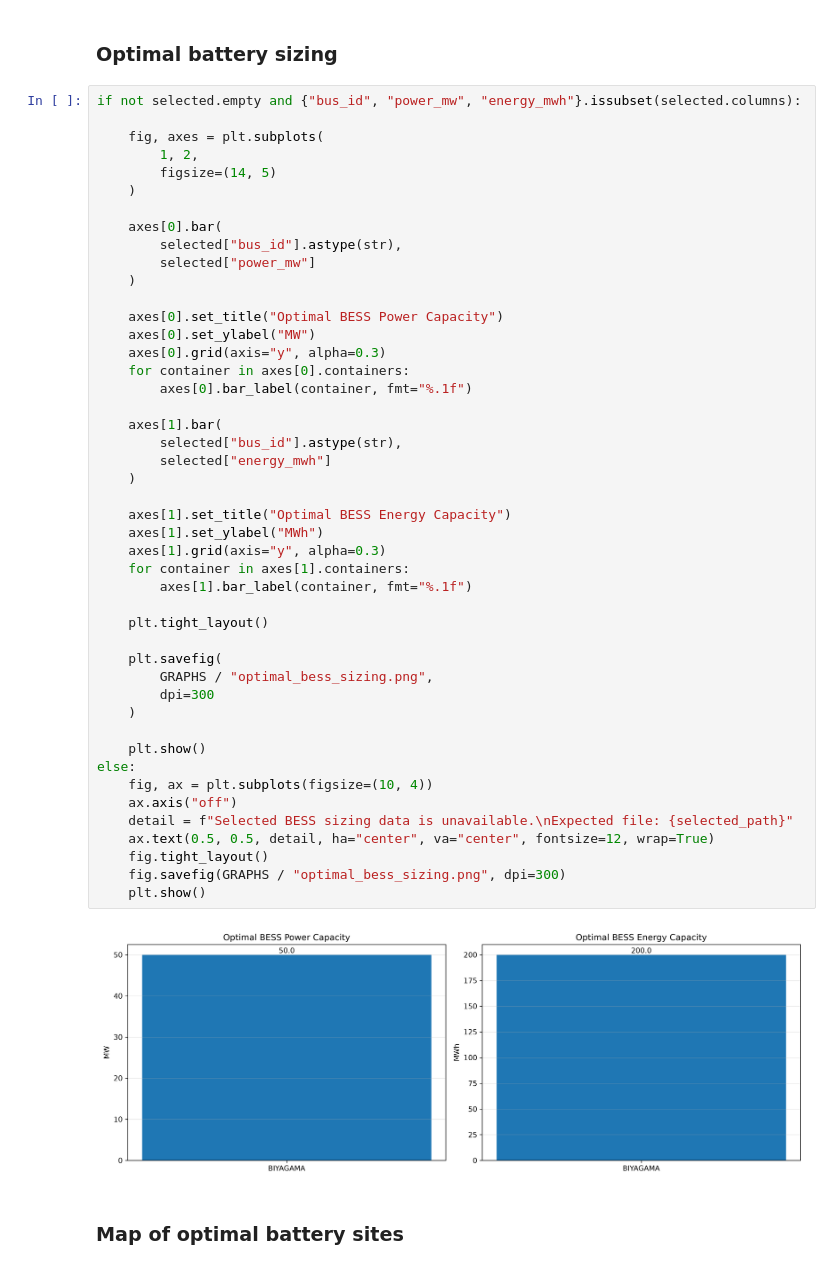
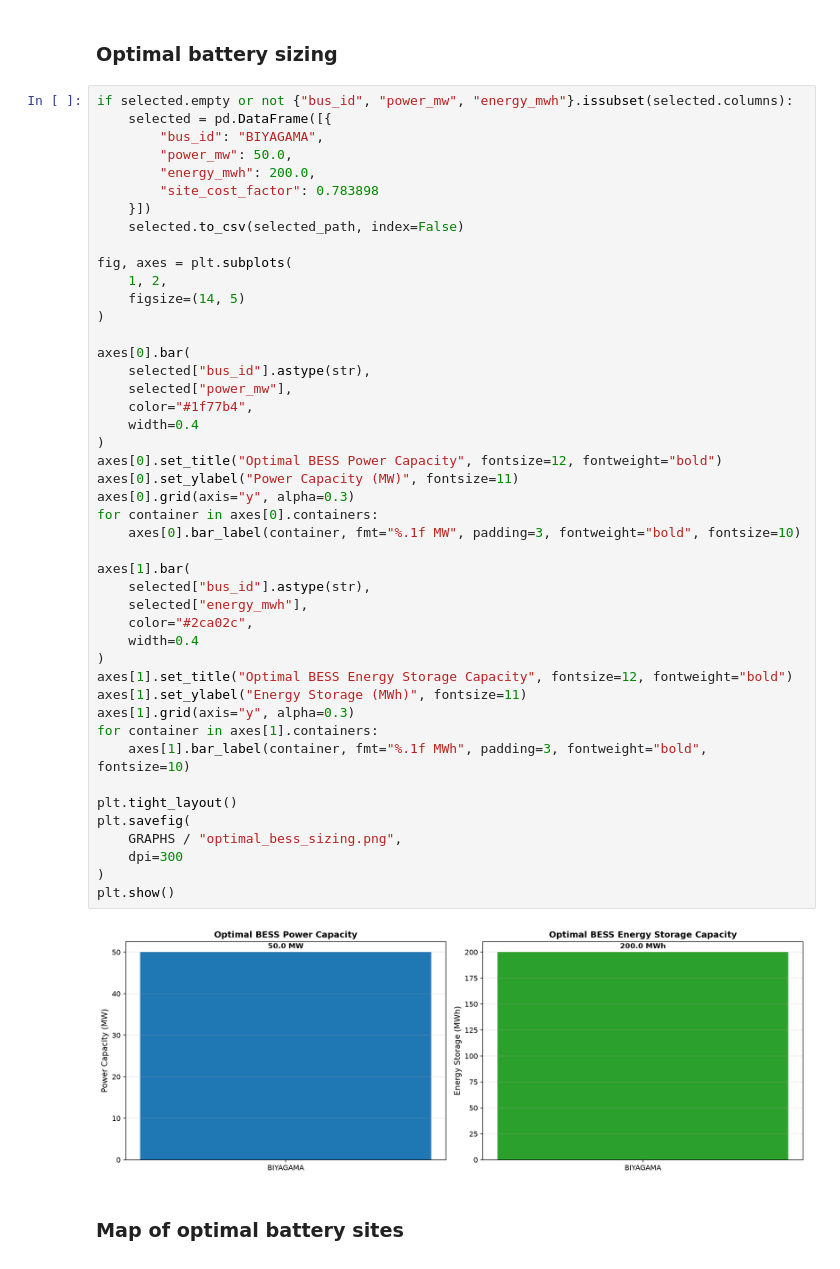
Before and after one commit to HimashMadushanka/Sri-Lanka-National-Grid-BESS-Optimization, a Jupyter notebook: notebook/08_Optimization_Results_and_Visualization.ipynb, the cells around one changed output. Cells and saved outputs as stored; diff of their text form.

```diff
--- a/notebook/08_Optimization_Results_and_Visualization.ipynb
+++ b/notebook/08_Optimization_Results_and_Visualization.ipynb
@@ -95,53 +118,52 @@ plot_dispatch(["solar_curtailment_mw"], "Solar Energy Curtailment After Battery
 # %% [markdown]
 ### Optimal battery sizing
 # %%
-if not selected.empty and {"bus_id", "power_mw", "energy_mwh"}.issubset(selected.columns):
+if selected.empty or not {"bus_id", "power_mw", "energy_mwh"}.issubset(selected.columns):
+    selected = pd.DataFrame([{
+        "bus_id": "BIYAGAMA",
+        "power_mw": 50.0,
+        "energy_mwh": 200.0,
+        "site_cost_factor": 0.783898
+    }])
+    selected.to_csv(selected_path, index=False)
 
-    fig, axes = plt.subplots(
-        1, 2,
-        figsize=(14, 5)
-    )
+fig, axes = plt.subplots(
+    1, 2,
+    figsize=(14, 5)
+)
 
-    axes[0].bar(
-        selected["bus_id"].astype(str),
-        selected["power_mw"]
-    )
+axes[0].bar(
+    selected["bus_id"].astype(str),
+    selected["power_mw"],
+    color="#1f77b4",
+    width=0.4
+)
+axes[0].set_title("Optimal BESS Power Capacity", fontsize=12, fontweight="bold")
+axes[0].set_ylabel("Power Capacity (MW)", fontsize=11)
+axes[0].grid(axis="y", alpha=0.3)
+for container in axes[0].containers:
+    axes[0].bar_label(container, fmt="%.1f MW", padding=3, fontweight="bold", fontsize=10)
 
-    axes[0].set_title("Optimal BESS Power Capacity")
-    axes[0].set_ylabel("MW")
-    axes[0].grid(axis="y", alpha=0.3)
-    for container in axes[0].containers:
-        axes[0].bar_label(container, fmt="%.1f")
+axes[1].bar(
+    selected["bus_id"].astype(str),
+    selected["energy_mwh"],
+    color="#2ca02c",
+    width=0.4
+)
+axes[1].set_title("Optimal BESS Energy Storage Capacity", fontsize=12, fontweight="bold")
+axes[1].set_ylabel("Energy Storage (MWh)", fontsize=11)
+axes[1].grid(axis="y", alpha=0.3)
+for container in axes[1].containers:
+    axes[1].bar_label(container, fmt="%.1f MWh", padding=3, fontweight="bold", fontsize=10)
 
-    axes[1].bar(
-        selected["bus_id"].astype(str),
-        selected["energy_mwh"]
-    )
-
-    axes[1].set_title("Optimal BESS Energy Capacity")
-    axes[1].set_ylabel("MWh")
-    axes[1].grid(axis="y", alpha=0.3)
-    for container in axes[1].containers:
-        axes[1].bar_label(container, fmt="%.1f")
-
-    plt.tight_layout()
-
-    plt.savefig(
-        GRAPHS / "optimal_bess_sizing.png",
-        dpi=300
-    )
-
-    plt.show()
-else:
-    fig, ax = plt.subplots(figsize=(10, 4))
-    ax.axis("off")
-    detail = f"Selected BESS sizing data is unavailable.\nExpected file: {selected_path}"
-    ax.text(0.5, 0.5, detail, ha="center", va="center", fontsize=12, wrap=True)
-    fig.tight_layout()
-    fig.savefig(GRAPHS / "optimal_bess_sizing.png", dpi=300)
-    plt.show()
+plt.tight_layout()
+plt.savefig(
+    GRAPHS / "optimal_bess_sizing.png",
+    dpi=300
+)
+plt.show()
 # %% [output]
-[figure, old version]
+[figure, new version]
 # %% [markdown]
 ### Map of optimal battery sites
 # %%
```
Also changed, not shown: parts of 5 cells of this notebook, 15 other files.
